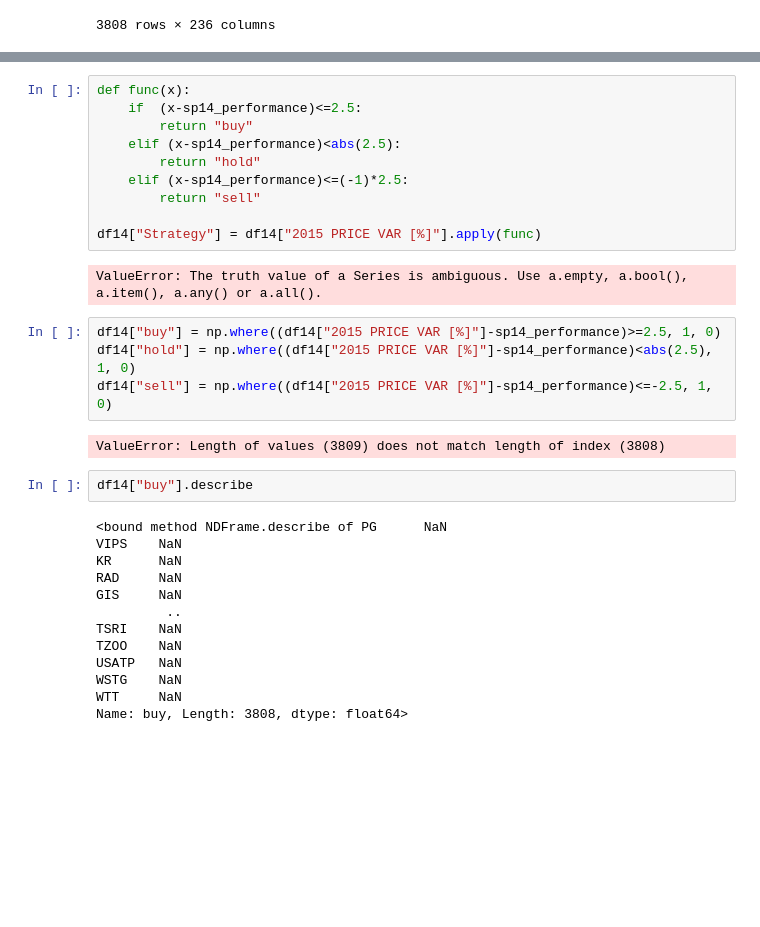
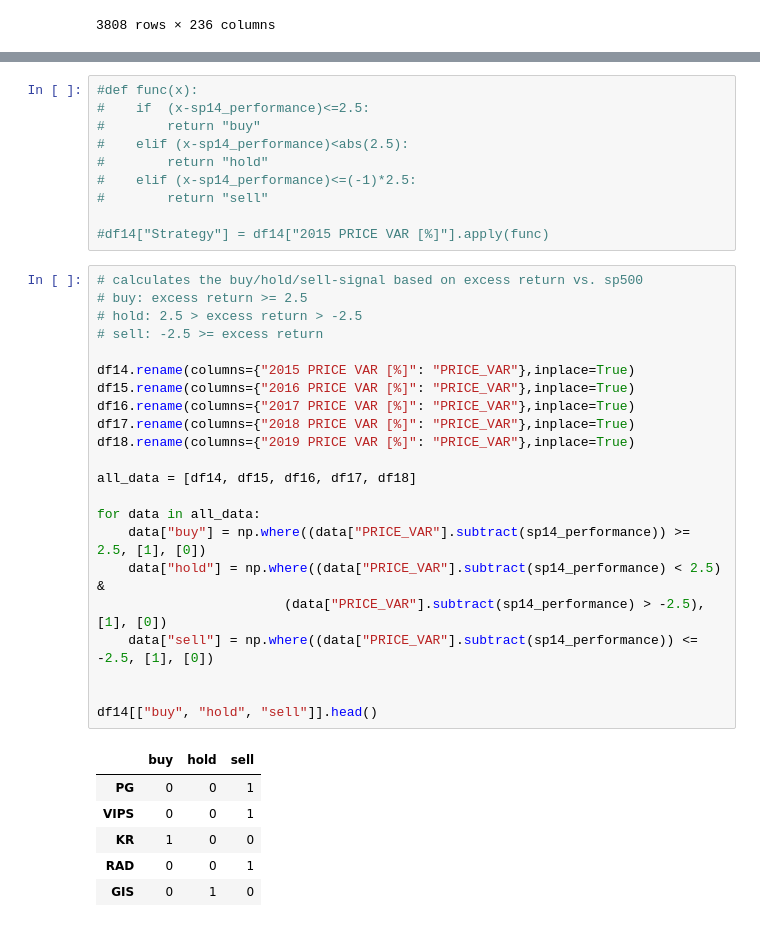
Before and after one commit to enussl/Machine-Learning-Project, a Jupyter notebook: Project.ipynb, the cells around one changed output, grey strips where cells are left out. Drawn from its saved outputs; the diff is of its cells as text; blank space fills up the shorter version.

```diff
--- a/Project.ipynb
+++ b/Project.ipynb
@@ -229,33 +227,39 @@ SyntaxError: invalid syntax (<ipython-input-56-8cbf8925688d>, line 2)
 # %%
-def func(x):
-    if  (x-sp14_performance)<=2.5:
-        return "buy"
-    elif (x-sp14_performance)<abs(2.5):
-        return "hold"
-    elif (x-sp14_performance)<=(-1)*2.5:
-        return "sell"
+#def func(x):
+#    if  (x-sp14_performance)<=2.5:
+#        return "buy"
+#    elif (x-sp14_performance)<abs(2.5):
+#        return "hold"
+#    elif (x-sp14_performance)<=(-1)*2.5:
+#        return "sell"
 
-df14["Strategy"] = df14["2015 PRICE VAR [%]"].apply(func)
+#df14["Strategy"] = df14["2015 PRICE VAR [%]"].apply(func)
-# %% [output]
-ValueError: The truth value of a Series is ambiguous. Use a.empty, a.bool(), a.item(), a.any() or a.all().
-# %%
-df14["buy"] = np.where((df14["2015 PRICE VAR [%]"]-sp14_performance)>=2.5, 1, 0)
-df14["hold"] = np.where((df14["2015 PRICE VAR [%]"]-sp14_performance)<abs(2.5), 1, 0)
-df14["sell"] = np.where((df14["2015 PRICE VAR [%]"]-sp14_performance)<=-2.5, 1, 0)
-# %% [output]
-ValueError: Length of values (3809) does not match length of index (3808)
-# %%
-df14["buy"].describe
-# %% [output]
-<bound method NDFrame.describe of PG      NaN
-VIPS    NaN
-KR      NaN
-RAD     NaN
-GIS     NaN
-         ..
-TSRI    NaN
-TZOO    NaN
-USATP   NaN
-WSTG    NaN
-WTT     NaN
-Name: buy, Length: 3808, dtype: float64>
+# %%
+# calculates the buy/hold/sell-signal based on excess return vs. sp500
+# buy: excess return >= 2.5
+# hold: 2.5 > excess return > -2.5
+# sell: -2.5 >= excess return
+
+df14.rename(columns={"2015 PRICE VAR [%]": "PRICE_VAR"},inplace=True)
+df15.rename(columns={"2016 PRICE VAR [%]": "PRICE_VAR"},inplace=True)
+df16.rename(columns={"2017 PRICE VAR [%]": "PRICE_VAR"},inplace=True)
+df17.rename(columns={"2018 PRICE VAR [%]": "PRICE_VAR"},inplace=True)
+df18.rename(columns={"2019 PRICE VAR [%]": "PRICE_VAR"},inplace=True)
+
+all_data = [df14, df15, df16, df17, df18]
+
+for data in all_data:
+    data["buy"] = np.where((data["PRICE_VAR"].subtract(sp14_performance)) >= 2.5, [1], [0])
+    data["hold"] = np.where((data["PRICE_VAR"].subtract(sp14_performance) < 2.5) &
+                        (data["PRICE_VAR"].subtract(sp14_performance) > -2.5), [1], [0])
+    data["sell"] = np.where((data["PRICE_VAR"].subtract(sp14_performance)) <= -2.5, [1], [0])
+
+
+df14[["buy", "hold", "sell"]].head()
+# %% [output]
+|  | buy | hold | sell |
+| PG | 0 | 0 | 1 |
+| VIPS | 0 | 0 | 1 |
+| KR | 1 | 0 | 0 |
+| RAD | 0 | 0 | 1 |
+| GIS | 0 | 1 | 0 |
```
Also changed, not shown: parts of 9 cells of this notebook, 6 other files.
